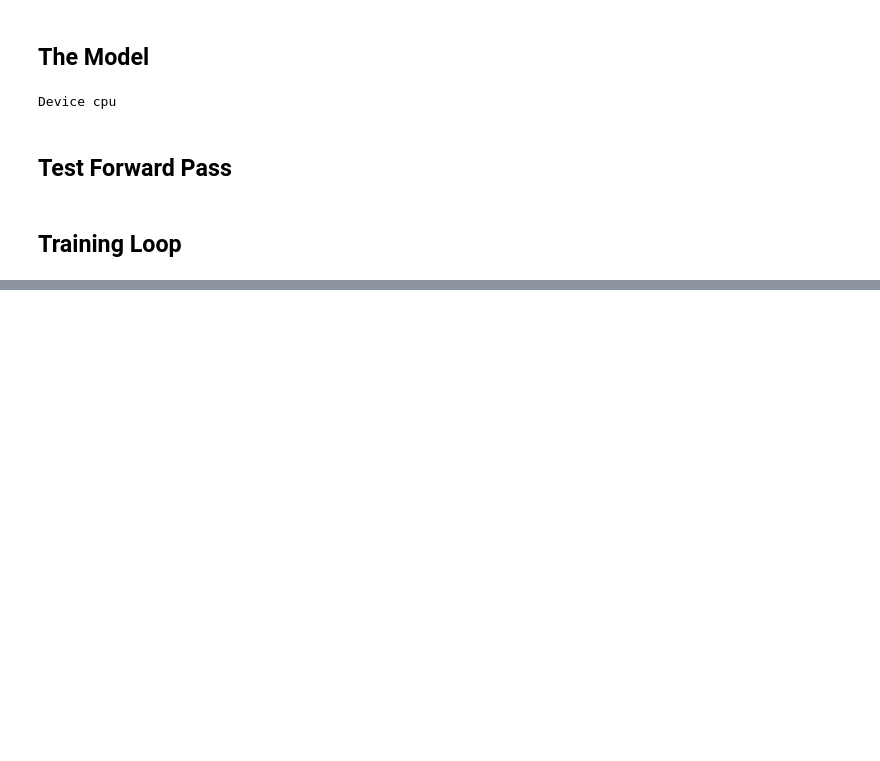
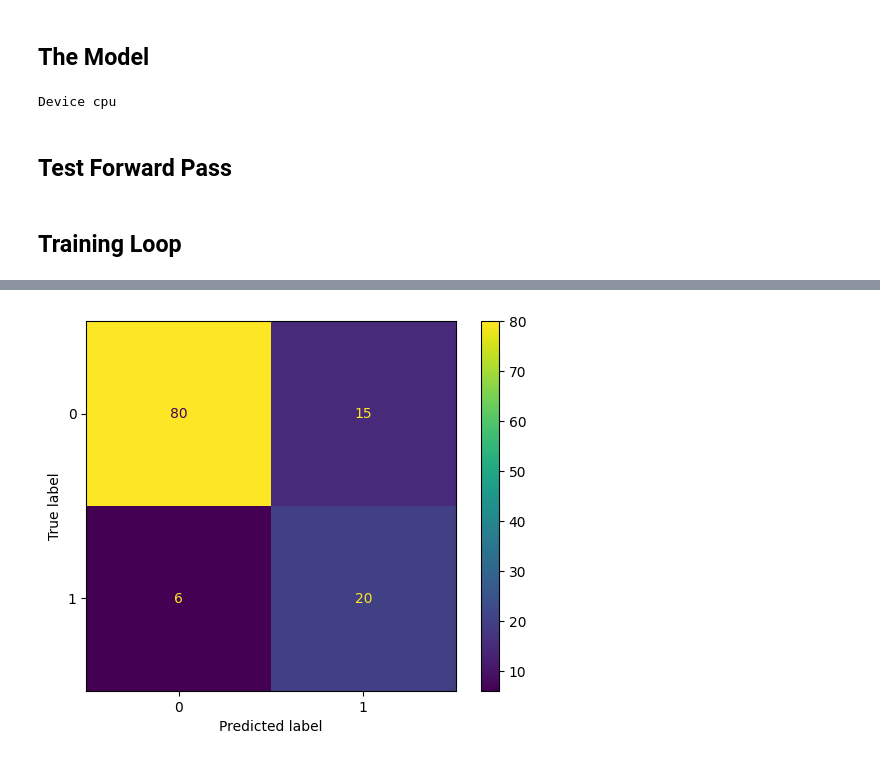
Before and after one commit to sebammon/vrp-thesis, a Jupyter notebook: Graph ConvNet.ipynb, the cells around one changed output, grey strips where cells are left out. Drawn from its saved outputs; the diff is of its cells as text; code cells hidden in the pictures; blank space fills up the shorter version.

```diff
--- a/Graph ConvNet.ipynb
+++ b/Graph ConvNet.ipynb
@@ -394 +206,4 @@ def eval_model(batch_coords, batch_demand, batch_edge_weights, batch_edge_values
+# %%
+test_batch_features, test_targets = get_batch(test_dataloader)
+test_coords, test_demand, test_edge_weights, test_edge_values = test_batch_features
 # %%
@@ -413,0 +275,5 @@ tensor([[[[-7.2436e-05, -1.8550e-04],
+# %%
+ConfusionMatrixDisplay.from_predictions(targets[0].flatten(), preds[0].flatten())
+plt.show()
+# %% [output]
+[figure, added]
```
Also changed, not shown: parts of 18 cells of this notebook, 6 other files.
